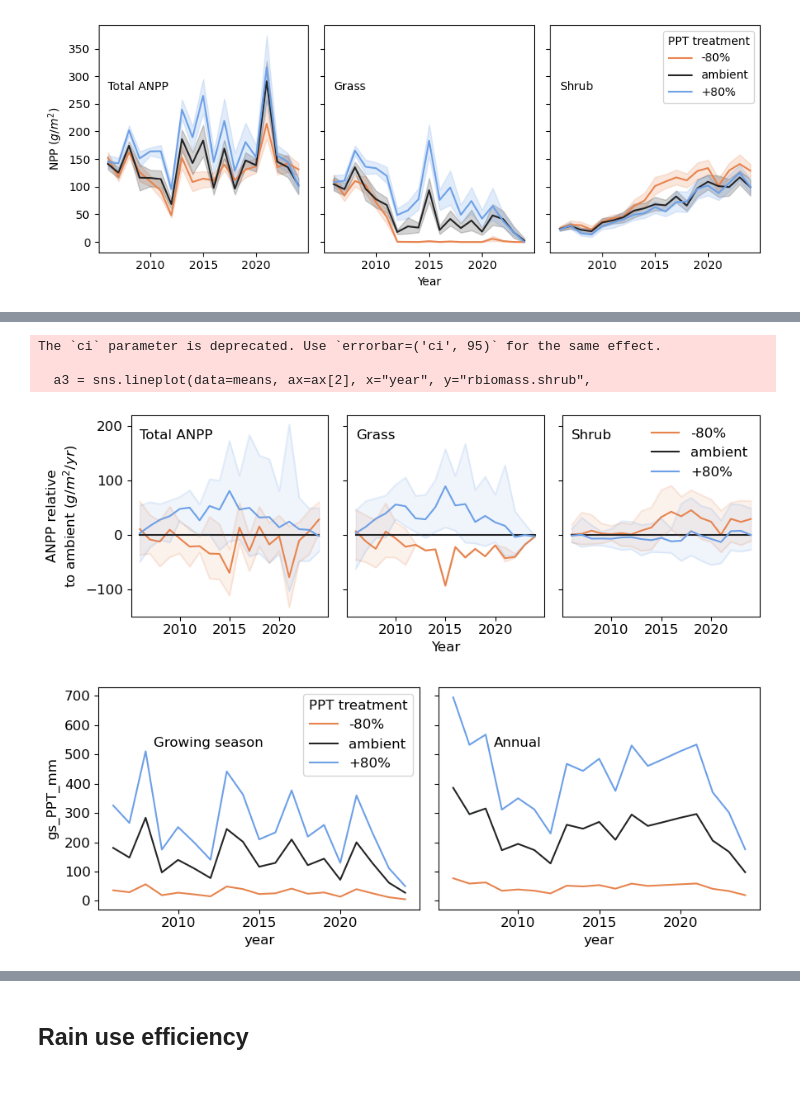
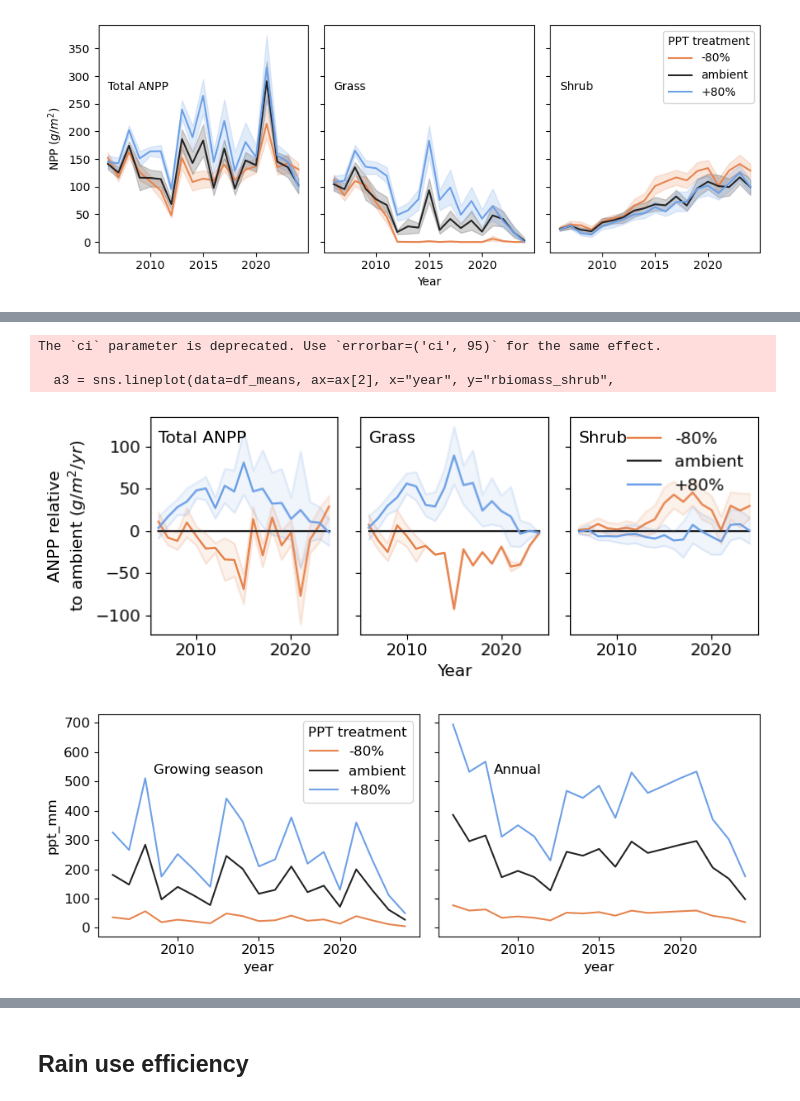
Before and after one commit to jornada-im/pubs-gc-ltreb, a Jupyter notebook: manuscripts/schadenfreude/Production.ipynb, the cells around one changed output, grey strips where cells are left out. Saved outputs shown, nothing was run; the diff lists cells and outputs as text; code cells hidden in the pictures.

```diff
--- a/manuscripts/schadenfreude/Production.ipynb
+++ b/manuscripts/schadenfreude/Production.ipynb
@@ -15,5 +11,9 @@ out_path = '/Users/gmaurer/GD_gmaurer@nmsu/_current/gc_ltreb_io/'
 # %%
+# Read in the production data
+# This comes from package knb-lter-jrn.210349001 on EDI
 df = pd.read_csv(ready_path + '/jrn349001_cover_and_biomass_juntar.csv')
 # Create a categorical column for plotting
 w_dict = {0.2:'-80%', 1.0:'ambient', 1.8:'+80%'}
 df['PPT treatment'] = df.ppt_trt.replace(w_dict)
+df = df.astype({'year':int,'plotid':str,'ppt_trt':str,'n_trt':str})
+df.head()
@@ -145,4 +81,8 @@ ax3.plot([0, 1], [0, 1], transform=ax3.transAxes, ls='--', c='k')
 # %%
-# Calculate mean and quantiles (drop wcat first)
-means, q975, q025 = ld.ppt_trt_rel_means(df.drop('PPT treatment', axis=1))
+# Calculate ppt-treatment-level mean and confidence intervals (drop wcat first)
+df_means, q975, q025 = hf.ppt_trt_rel_means(df.drop('PPT treatment', axis=1))
+
+# Re-create a categorical column for plotting
+w_dict = {'0.2':'-80%', '1.0':'ambient', '1.8':'+80%'}
+df_means['PPT treatment'] = df_means.ppt_trt.replace(w_dict)
 # %%
@@ -152,60 +106,55 @@ q975.head()
 # %%
-# Re-create a categorical column for plotting
-w_dict = {1.0:'-80%', 3.0:'ambient', 5.0:'+80%'}
-means['PPT treatment'] = means.ppt_trt.replace(w_dict)
-
 plt.rcParams.update({'font.size':12})
-
 
 # Function to add confidence intervals
 def get_r_ci(var, ax):
-    lowerval = means[var] - q025[var]
-    lower1 = means.loc[means.ppt_trt==1.,'r'+var] - lowerval[means.ppt_trt==1.]
-    #lower3 = means.loc[means.ppt_trt==3.,'r'+var] - lowerval[means.ppt_trt==3.]
-    lower5 = means.loc[means.ppt_trt==5.,'r'+var] - lowerval[means.ppt_trt==5.]
-    ax.plot(means.year[means.ppt_trt==1.], lower1, color=p[0], alpha=0.1)
-    #ax.plot(means.year[means.ppt_trt==3.], lower3, color=p[1], alpha=0.1)
-    ax.plot(means.year[means.ppt_trt==5.], lower5, color=p[2], alpha=0.1)
-    upperval = q975[var] - means[var]
-    upper1 = means.loc[means.ppt_trt==1.,'r'+var] + upperval[means.ppt_trt==1.]
-    #upper3 = means.loc[means.ppt_trt==3.,'r'+var] + upperval[means.ppt_trt==3.]
-    upper5 = means.loc[means.ppt_trt==5.,'r'+var] + upperval[means.ppt_trt==5.]
-    ax.plot(means.year[means.ppt_trt==1.], upper1, color=p[0], alpha=0.1)
-    #ax.plot(means.year[means.ppt_trt==3.], upper3, color=p[1], alpha=0.1)
-    ax.plot(means.year[means.ppt_trt==5.], upper5, color=p[2], alpha=0.1)
-    ax.fill_between(means.year[means.ppt_trt==1.], lower1, upper1,
+    lowerval = df_means[var] - q025[var]
+    lower1 = df_means.loc[df_means.ppt_trt=='0.2','r'+var] - lowerval[df_means.ppt_trt=='0.2']
+    #lower3 = df_means.loc[df_means.ppt_trt=='1.0','r'+var] - lowerval[df_means.ppt_trt=='1.0']
+    lower5 = df_means.loc[df_means.ppt_trt=='1.8','r'+var] - lowerval[df_means.ppt_trt=='1.8']
+    ax.plot(df_means.year[df_means.ppt_trt=='0.2'], lower1, color=p[0], alpha=0.1)
+    #ax.plot(df_means.year[df_means.ppt_trt=='1.0'], lower3, color=p[1], alpha=0.1)
+    ax.plot(df_means.year[df_means.ppt_trt=='1.8'], lower5, color=p[2], alpha=0.1)
+    upperval = q975[var] - df_means[var]
+    upper1 = df_means.loc[df_means.ppt_trt=='0.2','r'+var] + upperval[df_means.ppt_trt=='0.2']
+    #upper3 = df_means.loc[df_means.ppt_trt=='1.0','r'+var] + upperval[df_means.ppt_trt=='1.0']
+    upper5 = df_means.loc[df_means.ppt_trt=='1.8','r'+var] + upperval[df_means.ppt_trt=='1.8']
+    ax.plot(df_means.year[df_means.ppt_trt=='0.2'], upper1, color=p[0], alpha=0.1)
+    #ax.plot(df_means.year[df_means.ppt_trt=='1.0'], upper3, color=p[1], alpha=0.1)
+    ax.plot(df_means.year[df_means.ppt_trt=='1.8'], upper5, color=p[2], alpha=0.1)
+    ax.fill_between(df_means.year[df_means.ppt_trt=='0.2'], lower1, upper1,
                     color=p[0], alpha=0.1)
-    #ax.fill_between(means.year[means.ppt_trt==3.], lower3, upper3,
+    #ax.fill_between(df_means.year[df_means.ppt_trt=='1.0'], lower3, upper3,
     #                color=p[1], alpha=0.1)
-    ax.fill_between(means.year[means.ppt_trt==5.], lower5, upper5,
+    ax.fill_between(df_means.year[df_means.ppt_trt=='1.8'], lower5, upper5,
                     color=p[2], alpha=0.1)
 
 #def getrupper(var)
 #upper = q975['biomass_total'] - means['biomass_total']
 
-fig, ax = plt.subplots(1, 3, figsize=(9,3.25), sharey=True)
-a1 = sns.lineplot(data=means, ax=ax[0], x="year", y="rbiomass_total",
+fig, ax = plt.subplots(1, 3, figsize=(7.5,3.0), sharey=True)
+a1 = sns.lineplot(data=df_means, ax=ax[0], x="year", y="rbiomass_total",
                   hue="PPT treatment", legend=False)
 get_r_ci("biomass_total", a1)
-a2 = sns.lineplot(data=means, ax=ax[1], x="year", y="rbiomass_grass",
+a2 = sns.lineplot(data=df_means, ax=ax[1], x="year", y="rbiomass_grass",
                   hue="PPT treatment", legend=False)
 get_r_ci("biomass_grass", a2)
-a3 = sns.lineplot(data=means, ax=ax[2], x="year", y="rbiomass_shrub",
+a3 = sns.lineplot(data=df_means, ax=ax[2], x="year", y="rbiomass_shrub",
                   hue="PPT treatment", ci=95)
 get_r_ci("biomass_shrub", a3)
 a1.set(xlabel=None)
 a1.set(ylabel="ANPP relative\nto ambient ($g/m^2/yr$)")
 a2.set(xlabel='Year')
 a3.set(xlabel=None)
-a1.text(2006, 175, 'Total ANPP' )
-a2.text(2006, 175, 'Grass' )
-a3.text(2006, 175, 'Shrub' )
+a1.text(2006, 105, 'Total ANPP' )
+a2.text(2006, 105, 'Grass' )
+a3.text(2006, 105, 'Shrub' )
 plt.legend(loc='upper right', framealpha=0.0)
 plt.tight_layout()
 
-plt.savefig(outpath + '/figs/lt_relbiomass_3panel_largefont.jpg', dpi=400, facecolor='w')
+#plt.savefig(out_path + '/figs/lt_relbiomass_3panel_largefont.jpg', dpi=400, facecolor='w')
 # %% [output]
 The `ci` parameter is deprecated. Use `errorbar=('ci', 95)` for the same effect.
 
-  a3 = sns.lineplot(data=means, ax=ax[2], x="year", y="rbiomass.shrub",
+  a3 = sns.lineplot(data=df_means, ax=ax[2], x="year", y="rbiomass_shrub",
-[figure, old version]
+[figure, new version]
@@ -232,14 +171,14 @@ ann_ppt = all_ppt[0].melt(id_vars=['year'],
 # %%
 fig, ax = plt.subplots(1, 2, figsize=(9,3.5), sharey=True)
-a1 = sns.lineplot(data=gs_ppt, ax=ax[0], x="year", y="gs_PPT_mm",
+a1 = sns.lineplot(data=gs_ppt, ax=ax[0], x="year", y="ppt_mm",
                   hue="PPT treatment", legend=True)
-a2 = sns.lineplot(data=ann_ppt, ax=ax[1], x="year", y="ann_PPT_mm",
+a2 = sns.lineplot(data=ann_ppt, ax=ax[1], x="year", y="ppt_mm",
                   hue="PPT treatment", legend=False)
 a1.text(2008.5, 525, 'Growing season' )
 a2.text(2008.5, 525, 'Annual' )
 plt.tight_layout()
 
-plt.savefig(outpath + '/figs/lt_precip.png', dpi=300, facecolor='w')
+#plt.savefig(out_path + '/figs/lt_precip.png', dpi=300, facecolor='w')
 # %% [output]
-[figure, old version]
+[figure, new version]
 # %%
```
Also changed, not shown: parts of 48 cells of this notebook, 2 other files.
